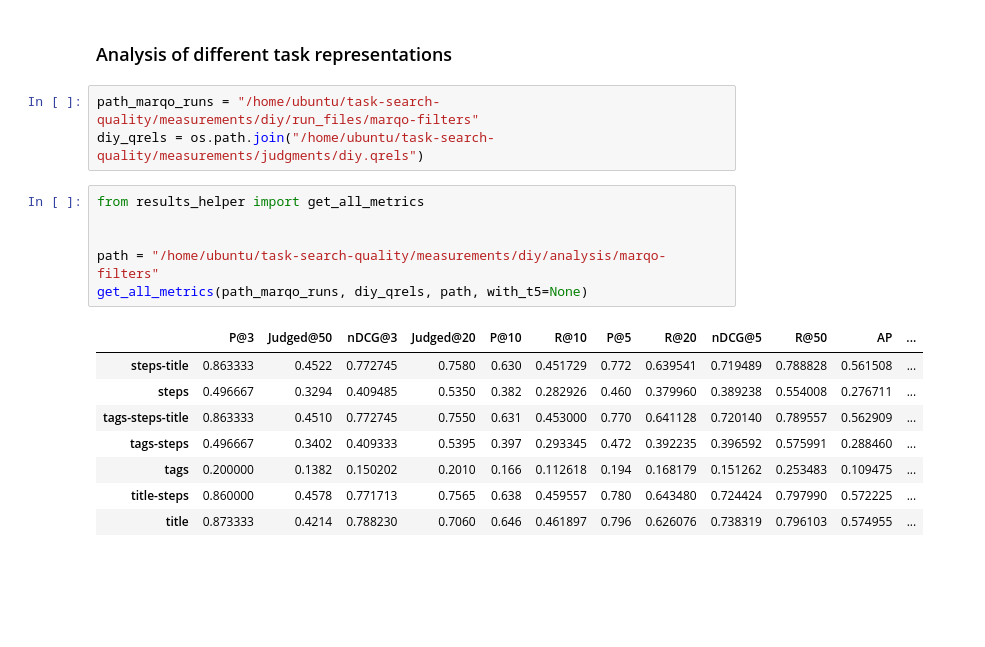
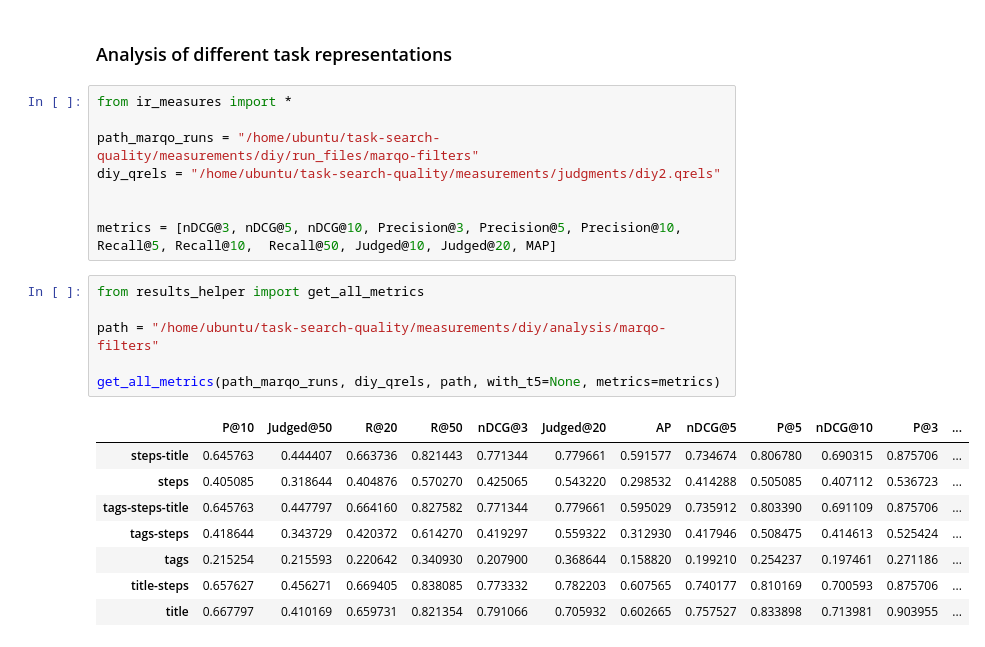
Before and after one commit to PhilipZubel/task-search-quality, a Jupyter notebook: results.ipynb, the cells around one changed output. Cells and saved outputs as stored; diff of their text form; blank space fills up the shorter version.

```diff
--- a/results.ipynb
+++ b/results.ipynb
@@ -636,20 +636,25 @@ Index([nDCG@7, nDCG@10, nDCG@1, nDCG@9, nDCG@5, nDCG@6, nDCG@3, nDCG@2, nDCG@4,
 # %% [markdown]
 ### Analysis of different task representations
 # %%
+from ir_measures import *
+
 path_marqo_runs = "/home/ubuntu/task-search-quality/measurements/diy/run_files/marqo-filters"
-diy_qrels = os.path.join("/home/ubuntu/task-search-quality/measurements/judgments/diy.qrels")
+diy_qrels = "/home/ubuntu/task-search-quality/measurements/judgments/diy2.qrels"
+
+
+metrics = [nDCG@3, nDCG@5, nDCG@10, Precision@3, Precision@5, Precision@10, Recall@5, Recall@10,  Recall@50, Judged@10, Judged@20, MAP]
 # %%
 from results_helper import get_all_metrics
 
+path = "/home/ubuntu/task-search-quality/measurements/diy/analysis/marqo-filters"
 
-path = "/home/ubuntu/task-search-quality/measurements/diy/analysis/marqo-filters"
-get_all_metrics(path_marqo_runs, diy_qrels, path, with_t5=None)
+get_all_metrics(path_marqo_runs, diy_qrels, path, with_t5=None, metrics=metrics)
 # %% [output]
-|  | P@3 | Judged@50 | nDCG@3 | Judged@20 | P@10 | R@10 | P@5 | R@20 | nDCG@5 | R@50 | AP | ... |
-| steps-title | 0.863333 | 0.4522 | 0.772745 | 0.7580 | 0.630 | 0.451729 | 0.772 | 0.639541 | 0.719489 | 0.788828 | 0.561508 | ... |
-| steps | 0.496667 | 0.3294 | 0.409485 | 0.5350 | 0.382 | 0.282926 | 0.460 | 0.379960 | 0.389238 | 0.554008 | 0.276711 | ... |
-| tags-steps-title | 0.863333 | 0.4510 | 0.772745 | 0.7550 | 0.631 | 0.453000 | 0.770 | 0.641128 | 0.720140 | 0.789557 | 0.562909 | ... |
-| tags-steps | 0.496667 | 0.3402 | 0.409333 | 0.5395 | 0.397 | 0.293345 | 0.472 | 0.392235 | 0.396592 | 0.575991 | 0.288460 | ... |
-| tags | 0.200000 | 0.1382 | 0.150202 | 0.2010 | 0.166 | 0.112618 | 0.194 | 0.168179 | 0.151262 | 0.253483 | 0.109475 | ... |
-| title-steps | 0.860000 | 0.4578 | 0.771713 | 0.7565 | 0.638 | 0.459557 | 0.780 | 0.643480 | 0.724424 | 0.797990 | 0.572225 | ... |
-| title | 0.873333 | 0.4214 | 0.788230 | 0.7060 | 0.646 | 0.461897 | 0.796 | 0.626076 | 0.738319 | 0.796103 | 0.574955 | ... |
+|  | P@10 | Judged@50 | R@20 | R@50 | nDCG@3 | Judged@20 | AP | nDCG@5 | P@5 | nDCG@10 | P@3 | ... |
+| steps-title | 0.645763 | 0.444407 | 0.663736 | 0.821443 | 0.771344 | 0.779661 | 0.591577 | 0.734674 | 0.806780 | 0.690315 | 0.875706 | ... |
+| steps | 0.405085 | 0.318644 | 0.404876 | 0.570270 | 0.425065 | 0.543220 | 0.298532 | 0.414288 | 0.505085 | 0.407112 | 0.536723 | ... |
+| tags-steps-title | 0.645763 | 0.447797 | 0.664160 | 0.827582 | 0.771344 | 0.779661 | 0.595029 | 0.735912 | 0.803390 | 0.691109 | 0.875706 | ... |
+| tags-steps | 0.418644 | 0.343729 | 0.420372 | 0.614270 | 0.419297 | 0.559322 | 0.312930 | 0.417946 | 0.508475 | 0.414613 | 0.525424 | ... |
+| tags | 0.215254 | 0.215593 | 0.220642 | 0.340930 | 0.207900 | 0.368644 | 0.158820 | 0.199210 | 0.254237 | 0.197461 | 0.271186 | ... |
+| title-steps | 0.657627 | 0.456271 | 0.669405 | 0.838085 | 0.773332 | 0.782203 | 0.607565 | 0.740177 | 0.810169 | 0.700593 | 0.875706 | ... |
+| title | 0.667797 | 0.410169 | 0.659731 | 0.821354 | 0.791066 | 0.705932 | 0.602665 | 0.757527 | 0.833898 | 0.713981 | 0.903955 | ... |
```
Also changed, not shown: 17 other files.
